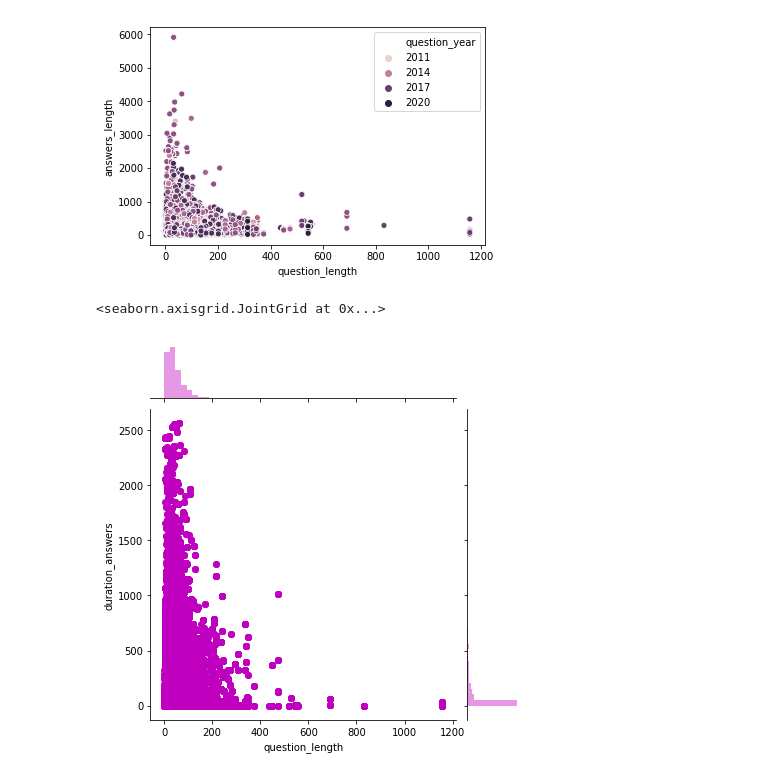
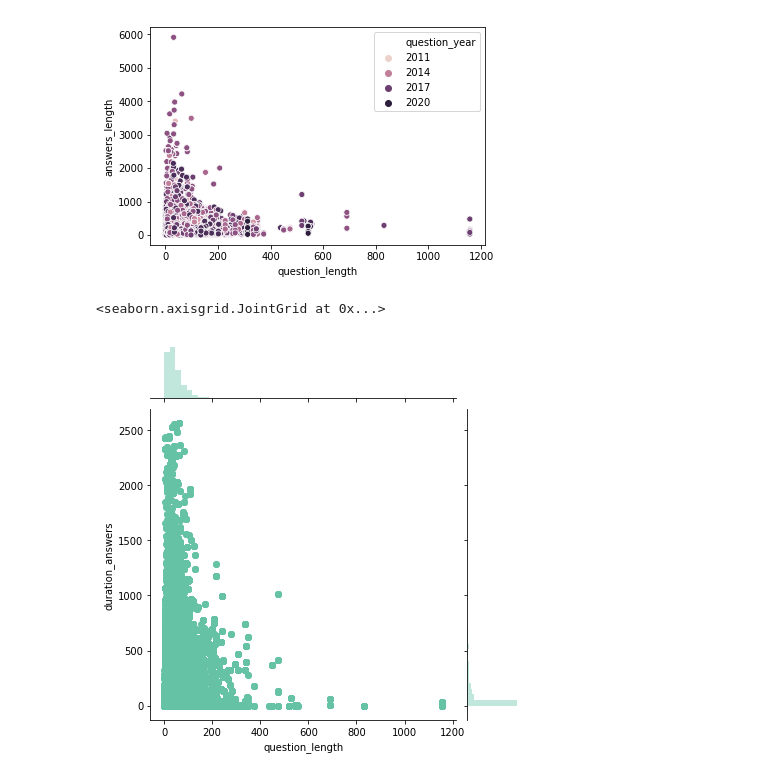
Before and after one commit to reejungkim/Kaggle---CareerVillage, a Jupyter notebook: Kaggle - CareerVillage.ipynb, the cells around one changed output. Drawn from its saved outputs; the diff is of its cells as text; code cells hidden in the pictures.

```diff
--- a/Kaggle - CareerVillage.ipynb
+++ b/Kaggle - CareerVillage.ipynb
@@ -25,6 +25,7 @@ import matplotlib.pyplot as plt
 %matplotlib inline
 import matplotlib.pylab as pylab
 import seaborn as sns
+sns.set_palette('Set2')
 # %%
 data_folder = 'C:/Users/reejung/Documents/GitHub/Kaggle - careerVillage'
 # %%
@@ -566,7 +572,7 @@ sns.scatterplot('question_length', 'answers_length', data=df, hue='question_year
 <matplotlib.axes._subplots.AxesSubplot at 0x...>
 [figure]
 # %%
-sns.jointplot('question_length', 'duration_answers', data=df, color='m')
+sns.jointplot('question_length', 'duration_answers', data=df)
 # %% [output]
 <seaborn.axisgrid.JointGrid at 0x...>
-[figure, old version]
+[figure, new version]
```
Also changed, not shown: parts of 20 cells of this notebook.
